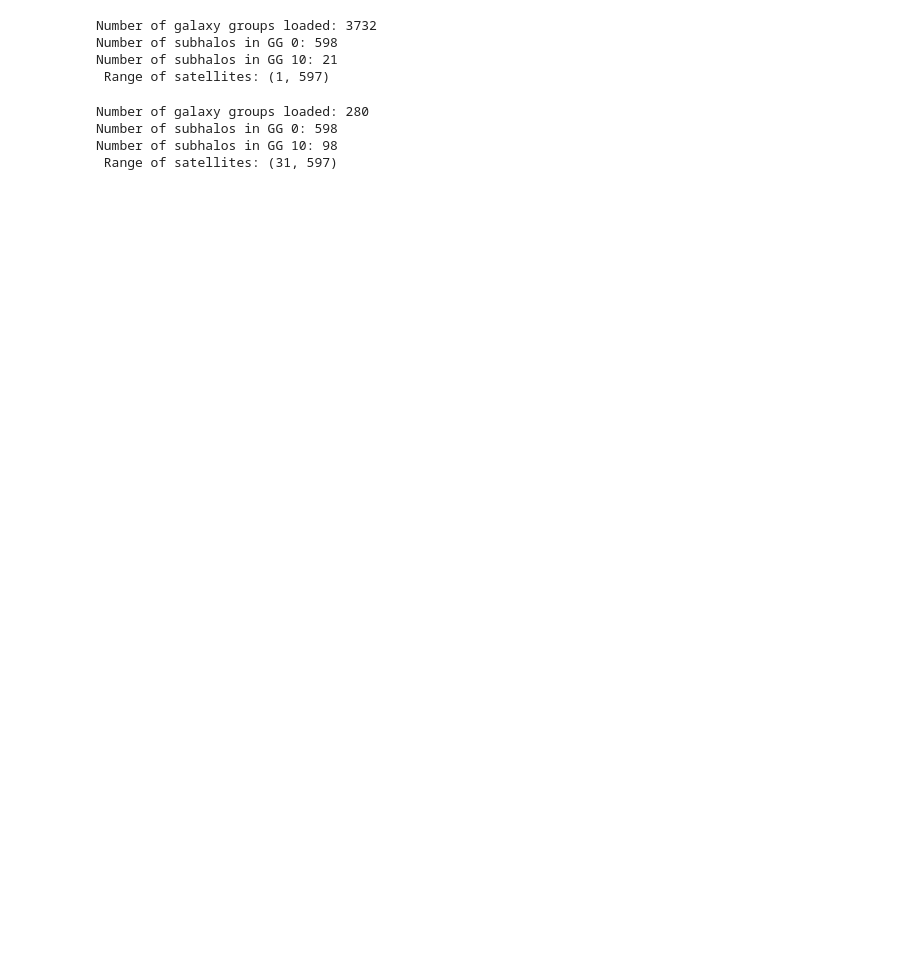
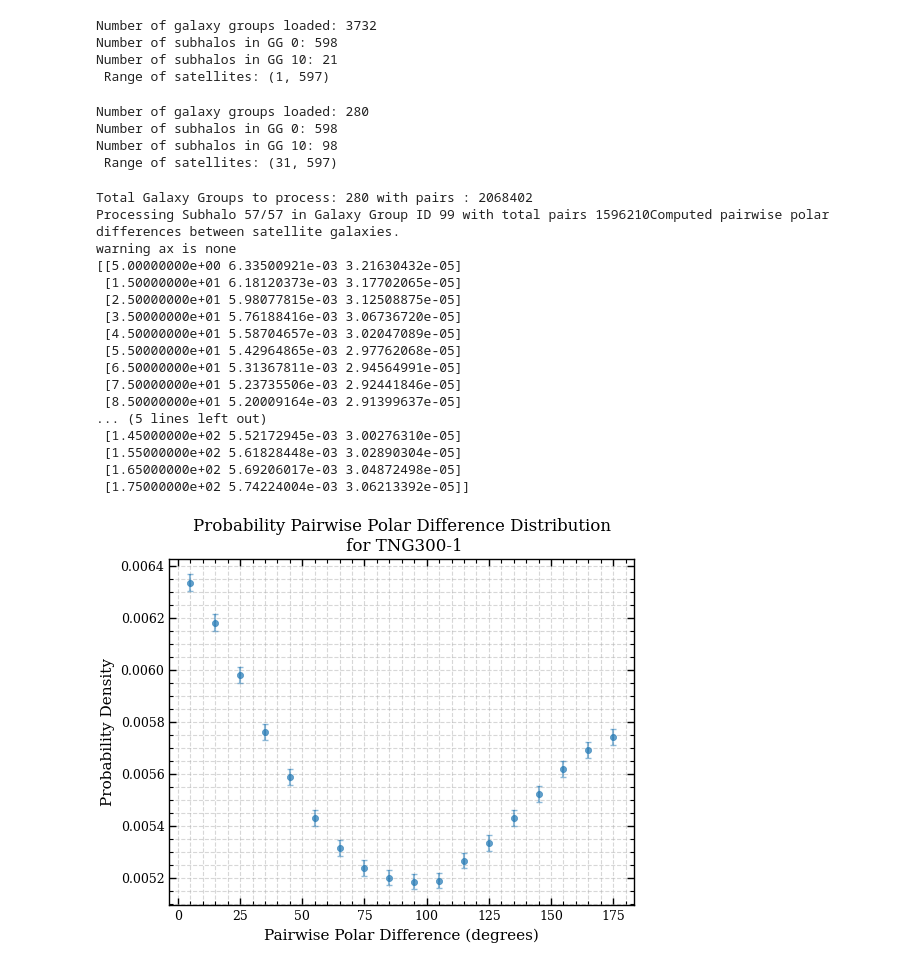
Before and after one commit to poulinal/sat-lopsidedness, a Jupyter notebook: src/myproject/redshiftGalaxyGroup copy 3.ipynb, the cells around one changed output. Saved outputs shown, nothing was run; the diff lists cells and outputs as text; code cells hidden in the pictures; blank space fills up the shorter version.

```diff
--- a/src/myproject/redshiftGalaxyGroup copy 3.ipynb
+++ b/src/myproject/redshiftGalaxyGroup copy 3.ipynb
@@ -459,3 +504,45 @@ Number of galaxy groups loaded: 280
 Number of subhalos in GG 0: 598
 Number of subhalos in GG 10: 98
  Range of satellites: (31, 597)
+# %%
+from myproject import GalaxyGroup, Subhalo, ListGalaxyGroup, AstroPlotter
+import h5py as h5
+import numpy as np
+galaxyAnalysisOriginal.setGeneralRewrite(True)
+list_pairwise_polar_differences_original = galaxyAnalysisOriginal.filtered_gt14_list_of_galaxy_groups.compute_probablity_distribution_of_polar_differences(parallelize=False)#, tempSaveDir=f'{scratchDataDirc}/pairwise_polar', rewrite=generalRewrite)
+pairwise_polar_differences_binned_original, polar_bin_centers_original, pairwise_polar_errorbars_original = ListGalaxyGroup.get_histogram_bins(list_pairwise_polar_differences_original, bins = np.arange(0, 185, 10), errorbarType='poisson')
+print('Computed pairwise polar differences between satellite galaxies.')
+
+prob_polar_plotter = AstroPlotter()
+prob_polar_plotter.scatter_plot(
+    polar_bin_centers_original,
+    pairwise_polar_differences_binned_original,
+    errorBars = pairwise_polar_errorbars_original,
+    xlabel='Pairwise Polar Difference (degrees)',
+    ylabel='Probability Density',
+    title=f'Probability Pairwise Polar Difference Distribution for TNG300-1',
+    # ylim = (0, 0.01),
+    # output_filename=scratchPlotDirc + f'/pairwise_polar/pairwise_polar_difference_{sim}.png',
+    grid=True,
+)
+
+print(np.column_stack((polar_bin_centers_original, pairwise_polar_differences_binned_original, pairwise_polar_errorbars_original)))
+# %% [output]
+Total Galaxy Groups to process: 280 with pairs : 2068402
+Processing Subhalo 57/57 in Galaxy Group ID 99 with total pairs 1596210Computed pairwise polar differences between satellite galaxies.
+warning ax is none
+[[5.00000000e+00 6.33500921e-03 3.21630432e-05]
+ [1.50000000e+01 6.18120373e-03 3.17702065e-05]
+ [2.50000000e+01 5.98077815e-03 3.12508875e-05]
+ [3.50000000e+01 5.76188416e-03 3.06736720e-05]
+ [4.50000000e+01 5.58704657e-03 3.02047089e-05]
+ [5.50000000e+01 5.42964865e-03 2.97762068e-05]
+ [6.50000000e+01 5.31367811e-03 2.94564991e-05]
+ [7.50000000e+01 5.23735506e-03 2.92441846e-05]
+ [8.50000000e+01 5.20009164e-03 2.91399637e-05]
+... (5 lines left out)
+ [1.45000000e+02 5.52172945e-03 3.00276310e-05]
+ [1.55000000e+02 5.61828448e-03 3.02890304e-05]
+ [1.65000000e+02 5.69206017e-03 3.04872498e-05]
+ [1.75000000e+02 5.74224004e-03 3.06213392e-05]]
+[figure, added]
```
Also changed, not shown: parts of 18 cells of this notebook, 5 other files.
